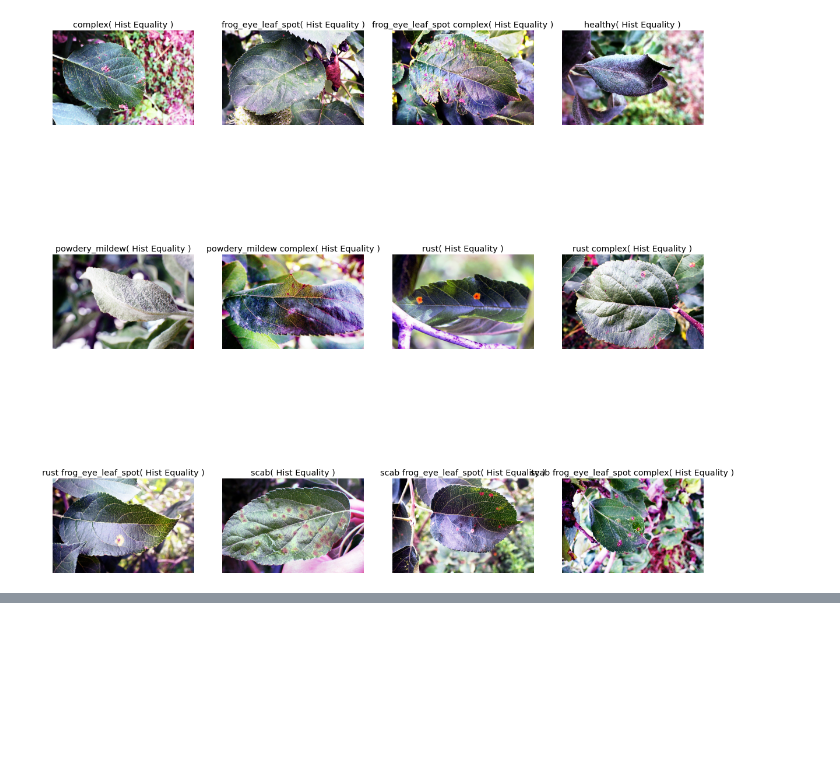
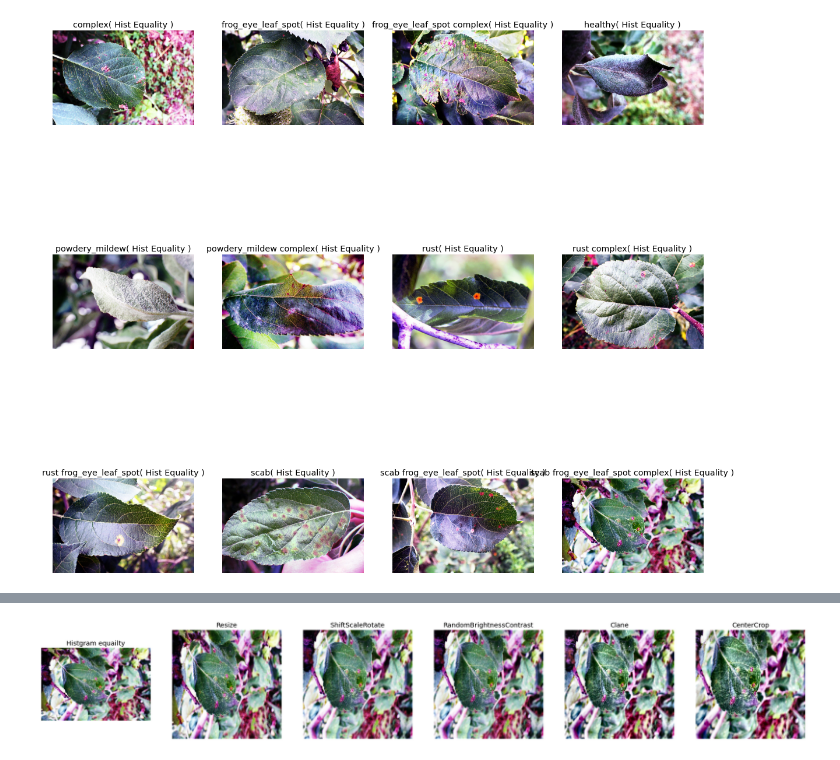
Before and after one commit to DFX184/Kaggle-Classifer, a Jupyter notebook: EDA.ipynb, the cells around one changed output, grey strips where cells are left out. Cells and saved outputs as stored; diff of their text form; code cells hidden in the pictures; blank space fills up the shorter version.

```diff
--- a/EDA.ipynb
+++ b/EDA.ipynb
@@ -107,0 +118,48 @@ plt.imshow(img)
+# %%
+
+image_size = config.parameter['image_size']
+t1 = A.Resize(height=256, width=256)
+t2 = A.ShiftScaleRotate(p=0.5)
+t3 = A.RandomBrightnessContrast(p=0.5)
+t4 = A.CLAHE()
+t5 = A.CenterCrop(height = 224,width = 224)
+# %%
+plt.figure(figsize= (30,10))
+plt.subplot(1,6,1)
+plt.title("Histgram equailty")
+img    = histequality(img)
+plt.imshow(img)
+plt.axis("off")
+plt.grid(False)
+plt.subplot(1,6,2)
+t1_out = t1(image = img)['image']
+plt.title("Resize")
+plt.imshow(t1_out)
+plt.axis("off")
+plt.grid(False)
+t2_out = t2(image = t1_out)['image']
+plt.subplot(1,6,3)
+plt.title("ShiftScaleRotate")
+plt.imshow(t2_out)
+plt.axis("off")
+plt.grid(False)
+plt.subplot(1,6,4)
+plt.title("RandomBrightnessContrast")
+t3_out = t3(image = t2_out)['image']
+plt.imshow(t3_out)
+plt.axis("off")
+plt.grid(False)
+plt.subplot(1,6,5)
+plt.title("Clane")
+t4_out = t4(image = t3_out)['image']
+plt.imshow(t4_out)
+plt.axis("off")
+plt.grid(False)
+plt.subplot(1,6,6)
+plt.title("CenterCrop")
+t5_out = t5(image = t4_out)['image']
+plt.imshow(t5_out)
+plt.axis("off")
+plt.grid(False)
+# %% [output]
+[figure, added]
```
Also changed, not shown: parts of 6 cells of this notebook, 2 other files.
